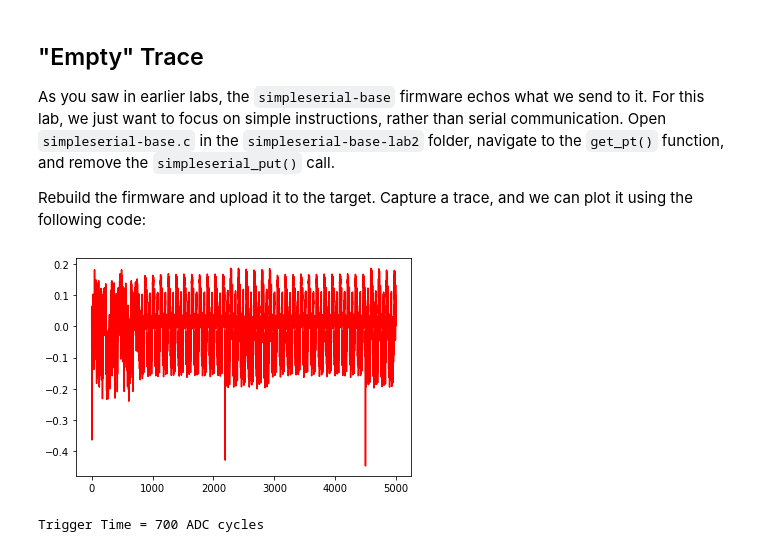
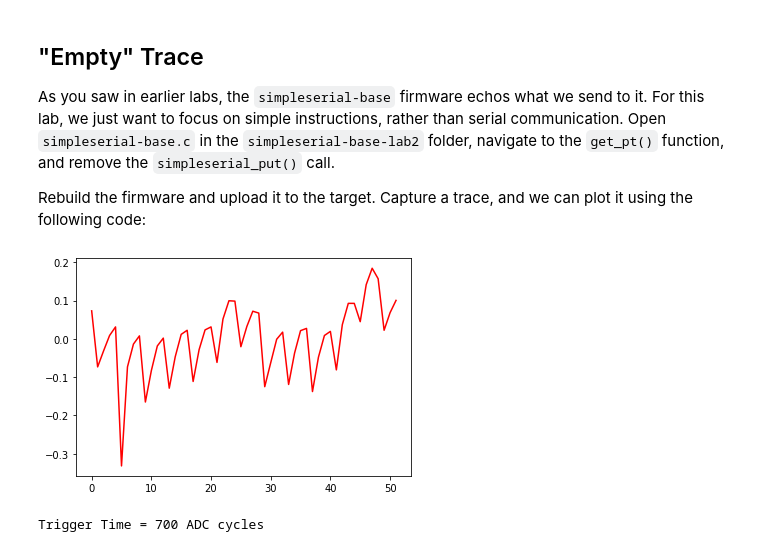
Before and after one commit to dr-brutalov/chipwhisperer-jupyter, a Jupyter notebook: courses/sca101/Lab 2_1A - Instruction Power Differences (MAIN).ipynb, the cells around one changed output. Cells and saved outputs as stored; diff of their text form; code cells hidden in the pictures.

Commit message:
Updated plots, made them more informative

```diff
--- a/courses/sca101/Lab 2_1A - Instruction Power Differences (MAIN).ipynb
+++ b/courses/sca101/Lab 2_1A - Instruction Power Differences (MAIN).ipynb
@@ -138,12 +138,12 @@ Rebuild the firmware and upload it to the target. Capture a trace, and we can pl
 # %%
 %matplotlib inline
 import matplotlib.pylab as plt
 
 plt.figure()
-plt.plot(wave, 'r')
+plt.plot(wave[0:52], 'r') # Looking at the trigger count, there were 52 ADC cycles
 plt.show()
 # %% [output]
-[figure, old version]
+[figure, new version]
 # %%
 # Show the trigger time
 # Also, running `scope` will show all the options for the current scope
```
Also changed, not shown: parts of 3 cells of this notebook.
